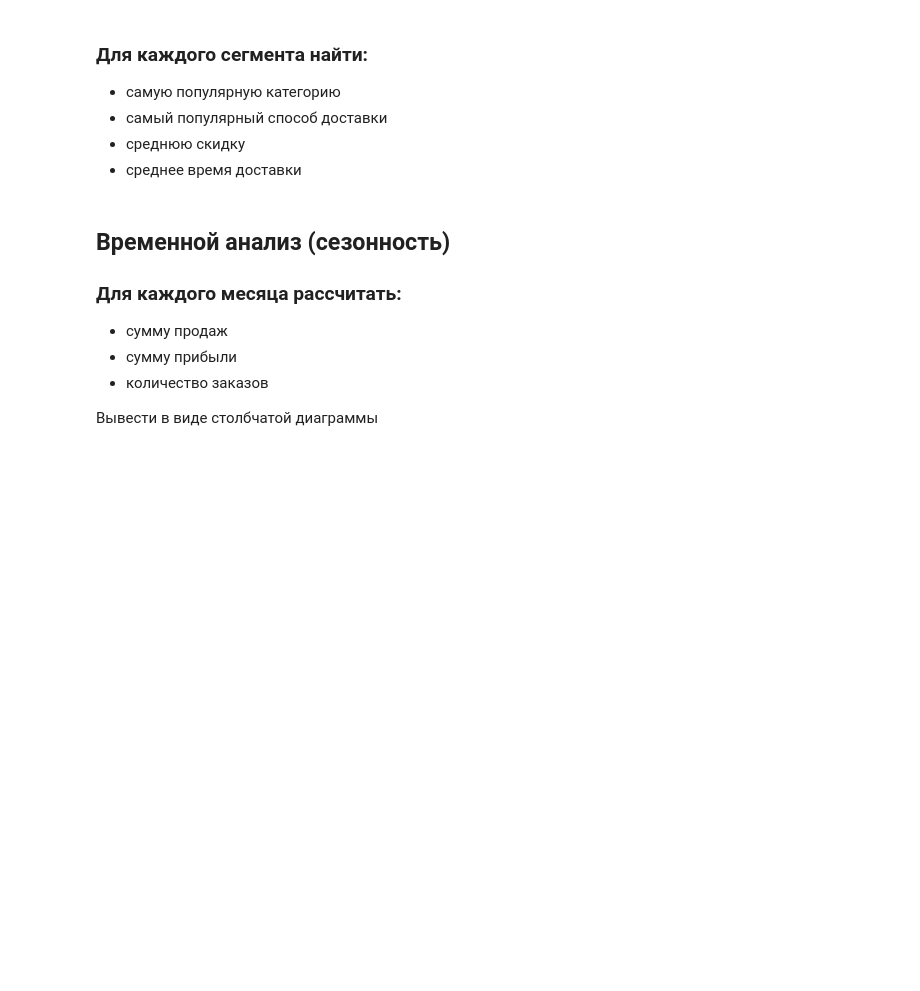
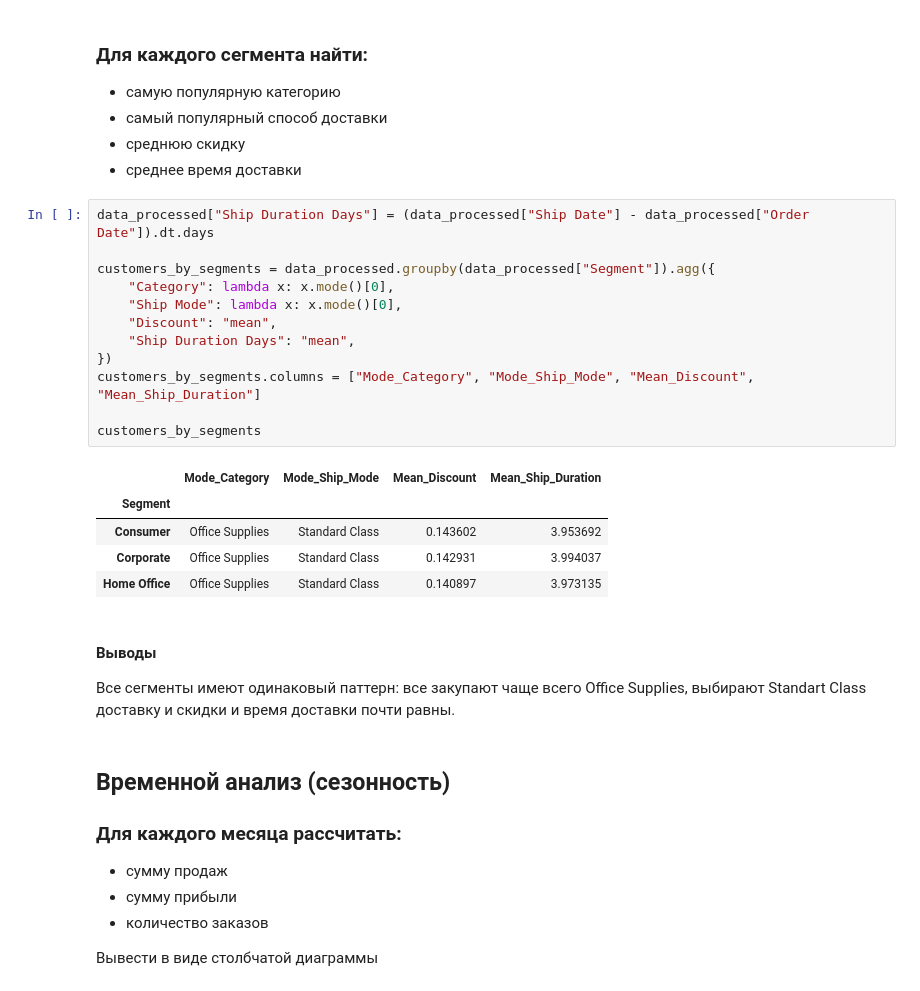
Before and after one commit to AlexanderSh11/powerbi-sales-dashboard-global-superstore, a Jupyter notebook: notebooks/01_eda_and_data_preparation.ipynb, the cells around one changed output. Saved outputs shown, nothing was run; the diff lists cells and outputs as text; blank space fills up the shorter version.

```diff
--- a/notebooks/01_eda_and_data_preparation.ipynb
+++ b/notebooks/01_eda_and_data_preparation.ipynb
@@ -541,6 +541,28 @@ Home Office 2,309,854.97    277,009.18          9343             9343   11.99
 - самый популярный способ доставки
 - среднюю скидку
 - среднее время доставки
+# %%
+data_processed["Ship Duration Days"] = (data_processed["Ship Date"] - data_processed["Order Date"]).dt.days
+
+customers_by_segments = data_processed.groupby(data_processed["Segment"]).agg({
+    "Category": lambda x: x.mode()[0],
+    "Ship Mode": lambda x: x.mode()[0],
+    "Discount": "mean",
+    "Ship Duration Days": "mean",
+})
+customers_by_segments.columns = ["Mode_Category", "Mode_Ship_Mode", "Mean_Discount", "Mean_Ship_Duration"]
+
+customers_by_segments
+# %% [output]
+|  | Mode_Category | Mode_Ship_Mode | Mean_Discount | Mean_Ship_Duration |
+| Segment |  |  |  |  |
+| Consumer | Office Supplies | Standard Class | 0.143602 | 3.953692 |
+| Corporate | Office Supplies | Standard Class | 0.142931 | 3.994037 |
+| Home Office | Office Supplies | Standard Class | 0.140897 | 3.973135 |
+# %% [markdown]
+#### Выводы
+
+Все сегменты имеют одинаковый паттерн: все закупают чаще всего Office Supplies, выбирают Standart Class доставку и скидки и время доставки почти равны.
 # %% [markdown]
 ## Временной анализ (сезонность)
 
```
